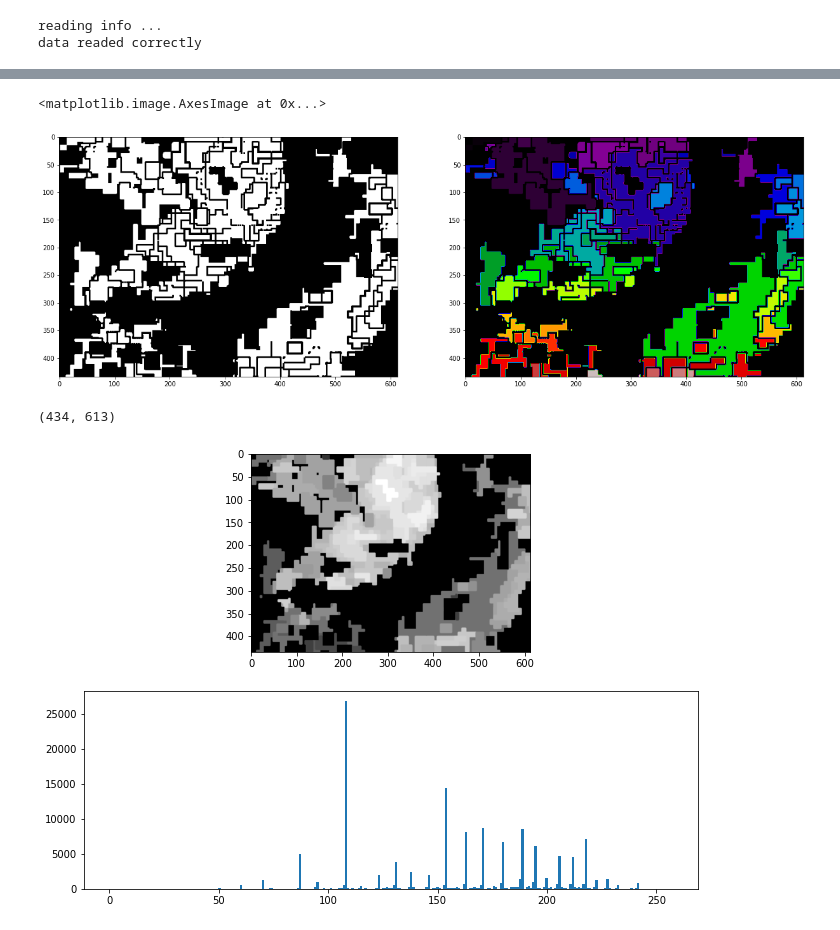
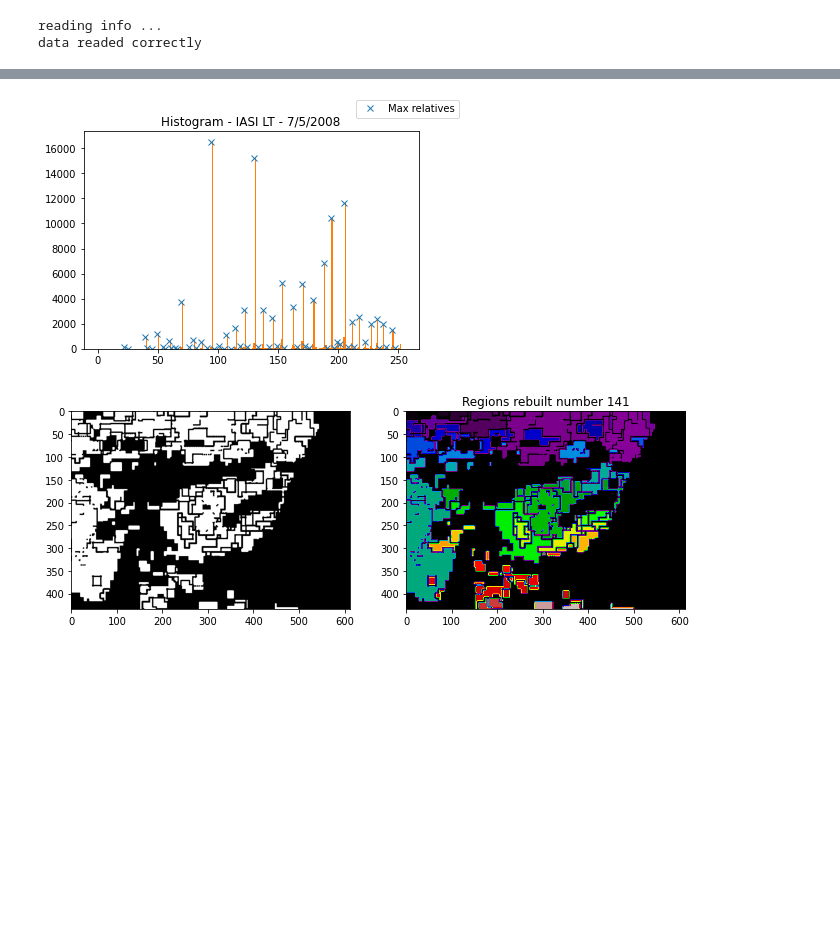
Before and after one commit to kmiloarguello/ozone-pollution, a Jupyter notebook: main.ipynb, the cells around one changed output, grey strips where cells are left out. Cells and saved outputs as stored; diff of their text form; code cells hidden in the pictures; blank space fills up the shorter version.

```diff
--- a/main.ipynb
+++ b/main.ipynb
@@ -1011,11 +1009,11 @@ imageLT = SplitImageLevels()
 
 imageLT.set_year(2008)
 imageLT.set_month(5)
-imageLT.set_day(5)
+imageLT.set_day(7)
 imageLT.set_image_type("LT")
 imageLT.set_image_name("levels")
 imageLT.set_weight_gray_values(1)
-imageLT.set_cluster_value(5)
+imageLT.set_cluster_value(30)
 #imageLT.set_pixel_size(0.25,.125)
 
 imageLT.get_image_by_leves()
@@ -1054,45 +1053,37 @@ plt.imshow(image_flat, cmap="gray")
 # %%
 # Make bins
-bins = np.arange(image_flat.min() + 1, image_flat.max() - 1)
+bins = np.arange(image_flat.min() + 1, 254)
 # Compute histogram
 h, _ = np.histogram(image_flat, bins)
 bins = bins[:len(bins) - 1]
 
-gray_levels_selected = bins[h > h.mean()]
+peaks, _ = find_peaks(h)
 
+# Main condition to create the threshold
+gray_levels_selected = bins[peaks]
 black_image = np.zeros(image_flat.shape, np.uint8)
 
 for i in gray_levels_selected:
   black_image[image_flat == i] = 1
 
 kernel = np.ones((3,3), np.uint8)
 black_image  = cv2.morphologyEx(black_image, cv2.MORPH_OPEN, kernel)
-#black_image  = cv2.morphologyEx(black_image, cv2.MORPH_CLOSE, kernel)
 black_image  = cv2.morphologyEx(black_image, cv2.MORPH_ERODE, kernel)
 
 labels, num = measure.label(black_image, return_num=True, connectivity=None, background=0.)
 
-fig0, (ax0,ax1) = plt.subplots(1,2, figsize=(21,15))
+f2,ax2 = plt.subplots(1,1)
+ax2.plot(peaks,h[peaks], "x", label="Max relatives")
+ax2.hist(image_flat.ravel(),254,[1,254]);
+ax2.set_title('Histogram - IASI ' + imageLT.image_type + " - " + str(imageLT.day) +"/"+ str(imageLT.month) +"/"+ str(imageLT.year))
+f2.legend()
+f2.show()
+
+fig0, (ax0,ax1) = plt.subplots(1,2, figsize=(11,8))
 ax0.imshow(black_image, cmap="gray")
 ax1.imshow(labels, cmap='nipy_spectral')
+ax1.set_title("Regions rebuilt number " + str(num))
+fig0.show()
 # %% [output]
-<matplotlib.image.AxesImage at 0x...>
-[figure, old version]
+[figure, new version]
+[figure, added]
-# %%
-test_img = io.imread("regions-mser.png")
-
-#black_image = np.zeros([test_img.shape[0], test_img.shape[1], test_img.shape[2]], np.uint8)
-#alpha1 = 0 # Original value
-#r2, g2, b2, alpha2 = 255,255,255,255 # Value that we want to replace it with
-#red, green, blue, alpha = test_img[:,:,0], test_img[:,:,1], test_img[:,:,2], test_img[:,:,3]
-
-test_img = cv2.cvtColor(test_img, cv2.COLOR_RGBA2GRAY)
-test_img = np.where(test_img == 255, 0, test_img)
-print(test_img.shape)
-
-fig, (ax1,ax2) = plt.subplots(2,1, figsize=(11,8))
-ax1.imshow(test_img, cmap="gray")
-ax2.hist(test_img.ravel(),256,[1,256]); plt.show()
-# %% [output]
-(434, 613)
-[figure, removed]
```
Also changed, not shown: parts of 15 cells of this notebook.
